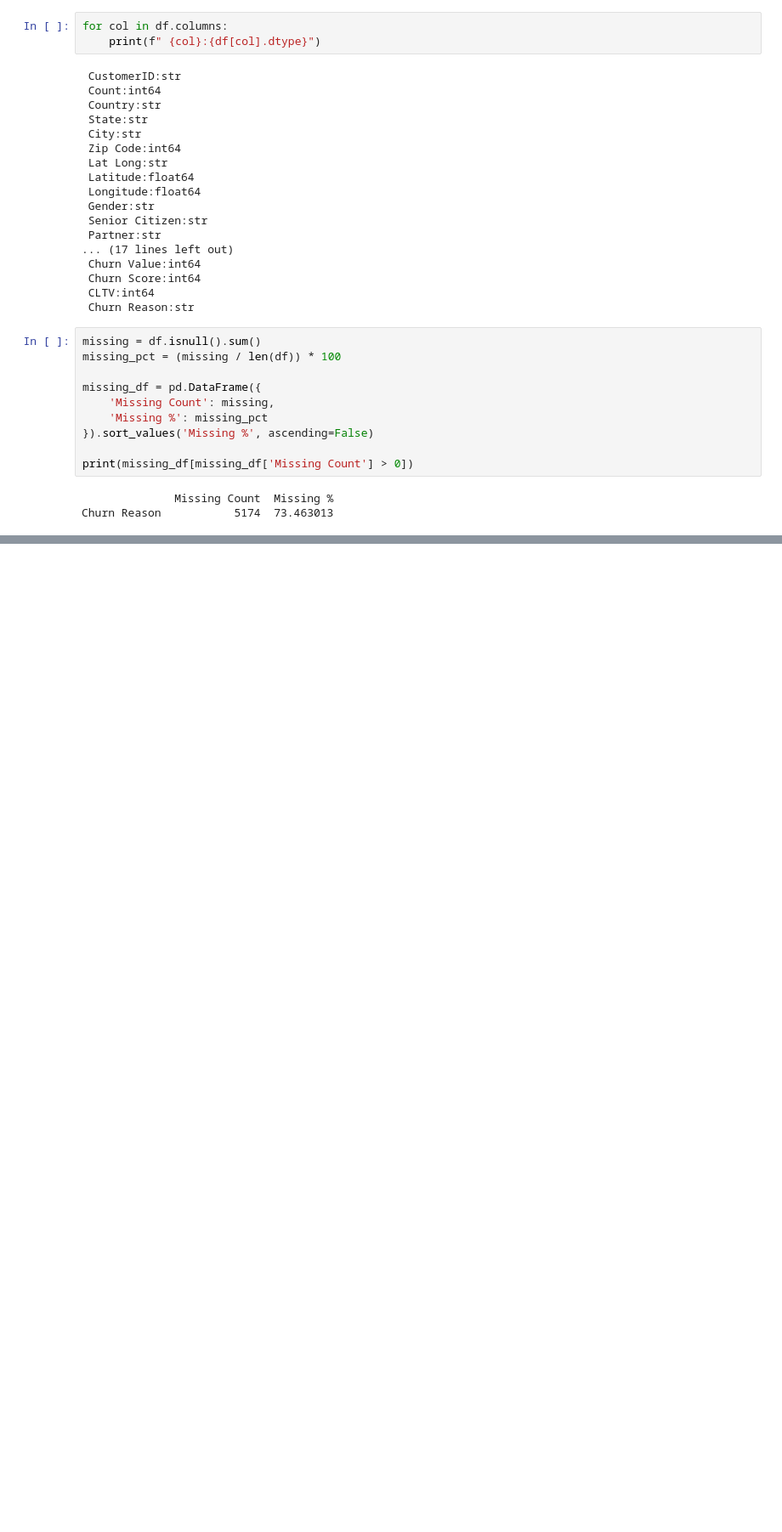
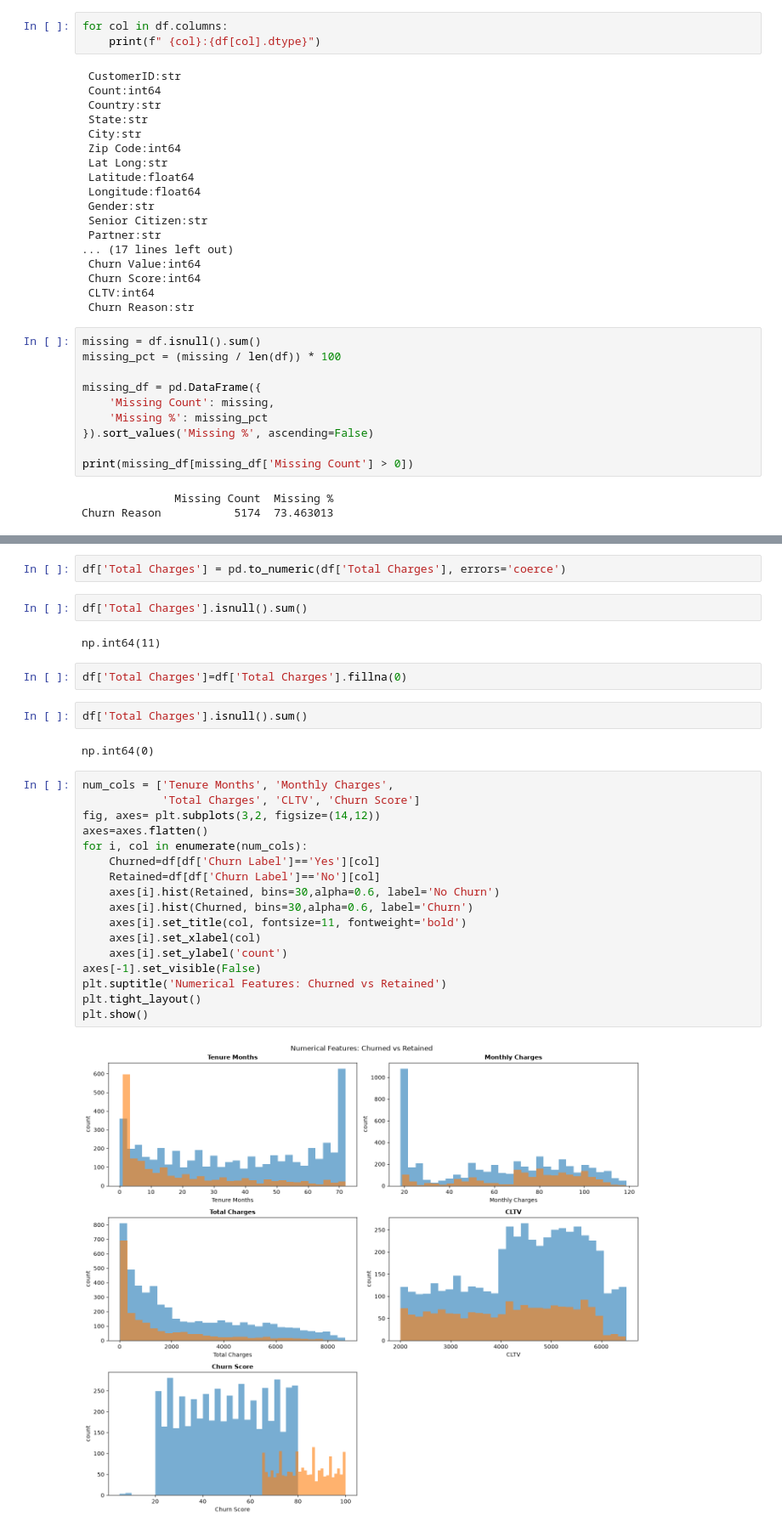
Before and after one commit to mahmood-ali-khan/Customer-churn-mlops, a Jupyter notebook: notebooks/01_EDA.ipynb, the cells around one changed output, grey strips where cells are left out. Shown at 85% size. Cells and saved outputs as stored; diff of their text form; blank space fills up the shorter version.

```diff
--- a/notebooks/01_EDA.ipynb
+++ b/notebooks/01_EDA.ipynb
@@ -88,0 +217,31 @@ Name: count, dtype: int64
+# %%
+df['Total Charges'] = pd.to_numeric(df['Total Charges'], errors='coerce')
+# %%
+df['Total Charges'].isnull().sum()
+# %% [output]
+np.int64(11)
+# %%
+df['Total Charges']=df['Total Charges'].fillna(0)
+# %%
+df['Total Charges'].isnull().sum()
+# %% [output]
+np.int64(0)
+# %%
+num_cols = ['Tenure Months', 'Monthly Charges',
+            'Total Charges', 'CLTV', 'Churn Score']
+fig, axes= plt.subplots(3,2, figsize=(14,12))
+axes=axes.flatten()
+for i, col in enumerate(num_cols):
+    Churned=df[df['Churn Label']=='Yes'][col]
+    Retained=df[df['Churn Label']=='No'][col]
+    axes[i].hist(Retained, bins=30,alpha=0.6, label='No Churn')
+    axes[i].hist(Churned, bins=30,alpha=0.6, label='Churn')
+    axes[i].set_title(col, fontsize=11, fontweight='bold')
+    axes[i].set_xlabel(col)
+    axes[i].set_ylabel('count')
+axes[-1].set_visible(False)
+plt.suptitle('Numerical Features: Churned vs Retained')
+plt.tight_layout()
+plt.show()
+# %% [output]
+[figure, added]
```
Also changed, not shown: parts of 22 cells of this notebook.
